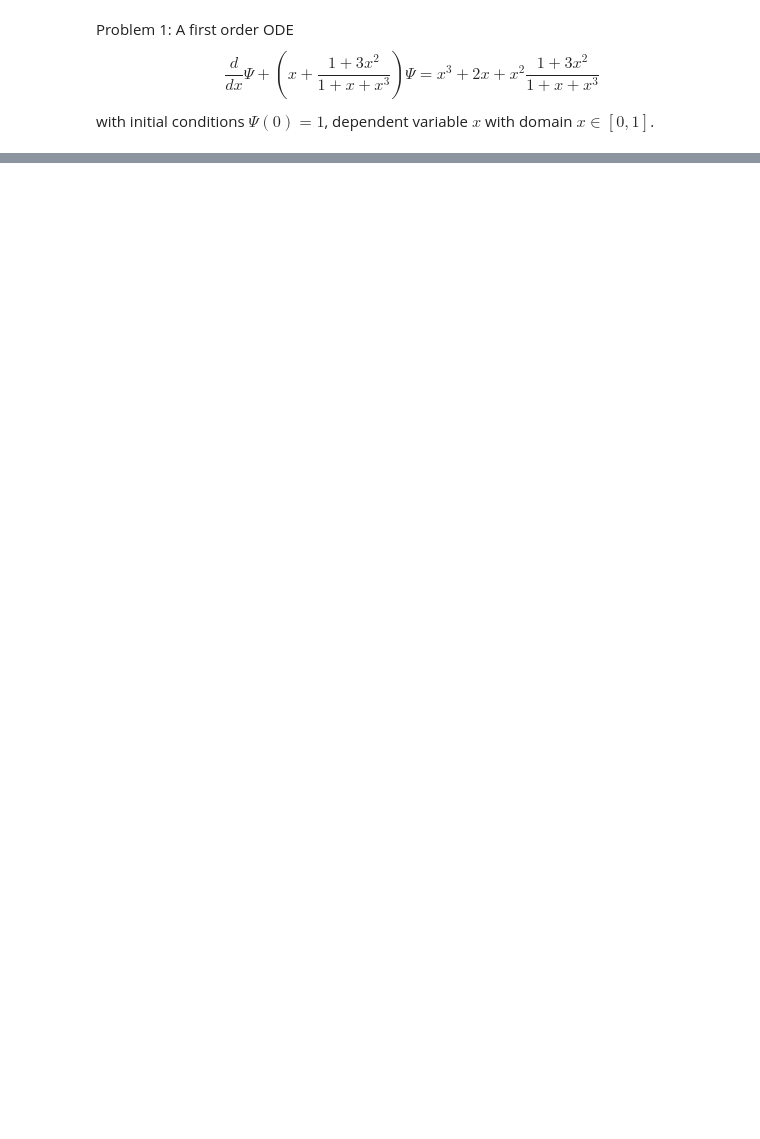
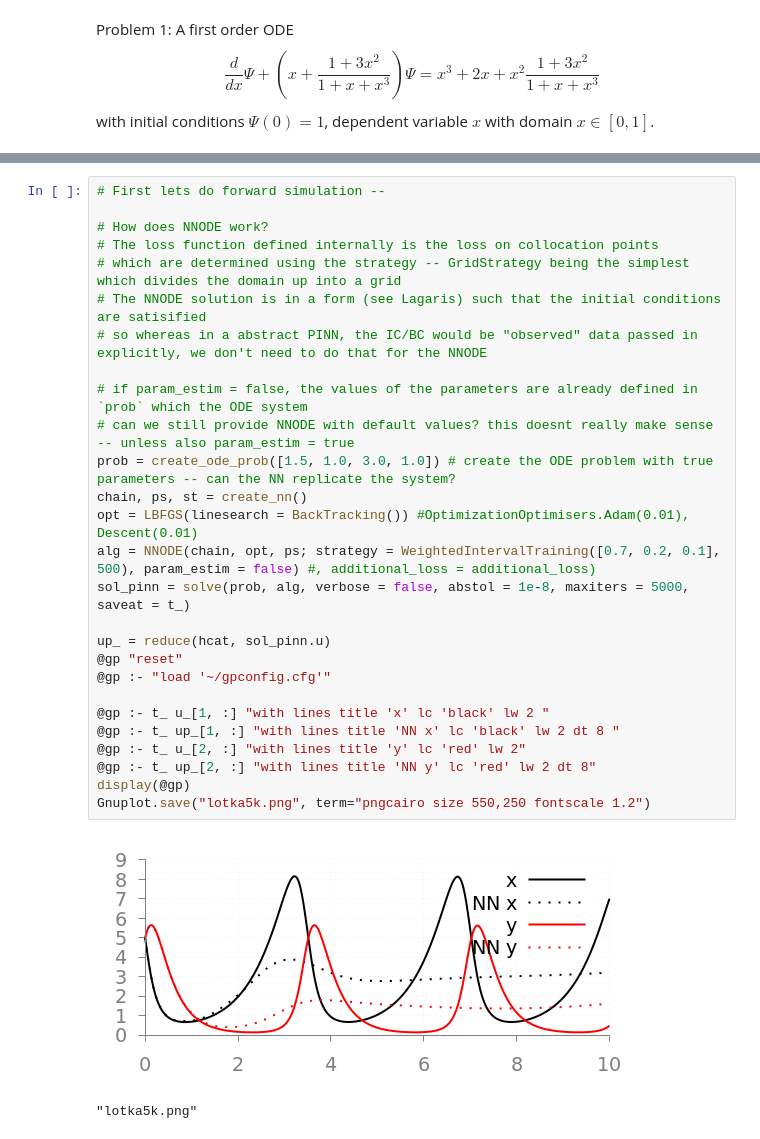
Before and after one commit to affans/pinns_in_julia, a Jupyter notebook: lagaris.ipynb, the cells around one changed output, grey strips where cells are left out. Cells and saved outputs as stored; diff of their text form; blank space fills up the shorter version.

```diff
--- a/lagaris.ipynb
+++ b/lagaris.ipynb
@@ -297,0 +176,30 @@ Info Packages marked with ⌃ have new versions available and may be upgradable.
+# %%
+# First lets do forward simulation --
+
+# How does NNODE work?
+# The loss function defined internally is the loss on collocation points
+# which are determined using the strategy -- GridStrategy being the simplest which divides the domain up into a grid
+# The NNODE solution is in a form (see Lagaris) such that the initial conditions are satisified
+# so whereas in a abstract PINN, the IC/BC would be "observed" data passed in explicitly, we don't need to do that for the NNODE
+
+# if param_estim = false, the values of the parameters are already defined in `prob` which the ODE system
+# can we still provide NNODE with default values? this doesnt really make sense -- unless also param_estim = true
+prob = create_ode_prob([1.5, 1.0, 3.0, 1.0]) # create the ODE problem with true parameters -- can the NN replicate the system?
+chain, ps, st = create_nn()
+opt = LBFGS(linesearch = BackTracking()) #OptimizationOptimisers.Adam(0.01),  Descent(0.01)
+alg = NNODE(chain, opt, ps; strategy = WeightedIntervalTraining([0.7, 0.2, 0.1], 500), param_estim = false) #, additional_loss = additional_loss)
+sol_pinn = solve(prob, alg, verbose = false, abstol = 1e-8, maxiters = 5000, saveat = t_)
+
+up_ = reduce(hcat, sol_pinn.u)
+@gp "reset"
+@gp :- "load '~/gpconfig.cfg'"
+
+@gp :- t_ u_[1, :] "with lines title 'x' lc 'black' lw 2 "
+@gp :- t_ up_[1, :] "with lines title 'NN x' lc 'black' lw 2 dt 8 "
+@gp :- t_ u_[2, :] "with lines title 'y' lc 'red' lw 2"
+@gp :- t_ up_[2, :] "with lines title 'NN y' lc 'red' lw 2 dt 8"
+display(@gp)
+Gnuplot.save("lotka5k.png", term="pngcairo size 550,250 fontscale 1.2")
+# %% [output]
+[figure, added]
+"lotka5k.png"
```
Also changed, not shown: parts of 13 cells of this notebook, 8 other files.
